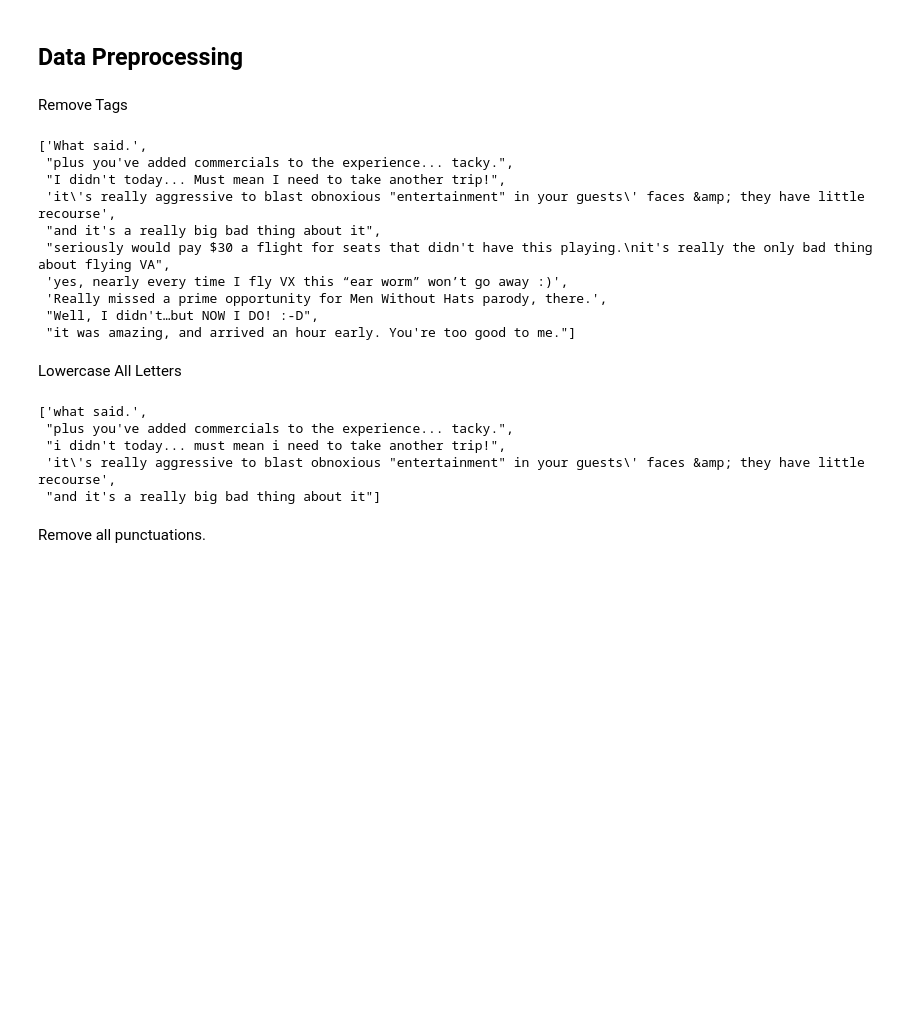
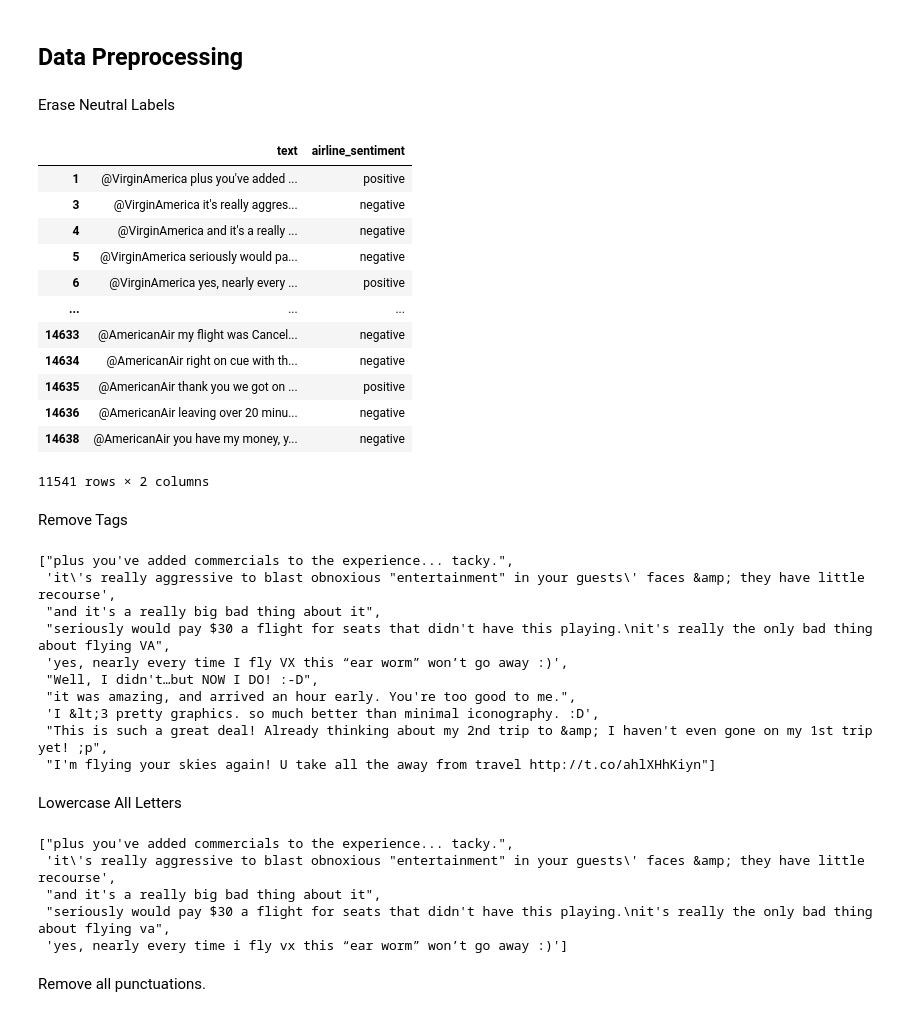
Before and after one commit to MaxZx3000/Sentiment-Analysis, a Jupyter notebook: sentiment-analysis.ipynb, the cells around one changed output. Cells and saved outputs as stored; diff of their text form; code cells hidden in the pictures; blank space fills up the shorter version.

```diff
--- a/sentiment-analysis.ipynb
+++ b/sentiment-analysis.ipynb
@@ -99,3 +96,22 @@ plt.show()
 [figure]
 # %% [markdown]
 ## Data Preprocessing
+# %% [markdown]
+Erase Neutral Labels
+# %%
+twitter_sentiment_analysis_required_fields_df = twitter_sentiment_analysis_required_fields_df[~(twitter_sentiment_analysis_required_fields_df[airline_sentiment_field].str.contains("neutral"))]
+twitter_sentiment_analysis_required_fields_df
+# %% [output]
+|  | text | airline_sentiment |
+| 1 | @VirginAmerica plus you've added ... | positive |
+| 3 | @VirginAmerica it's really aggres... | negative |
+| 4 | @VirginAmerica and it's a really ... | negative |
+| 5 | @VirginAmerica seriously would pa... | negative |
+| 6 | @VirginAmerica yes, nearly every ... | positive |
+| ... | ... | ... |
+| 14633 | @AmericanAir my flight was Cancel... | negative |
+| 14634 | @AmericanAir right on cue with th... | negative |
+| 14635 | @AmericanAir thank you we got on ... | positive |
+| 14636 | @AmericanAir leaving over 20 minu... | negative |
+| 14638 | @AmericanAir you have my money, y... | negative |
+11541 rows × 2 columns
@@ -112,16 +131,16 @@ text_removed_tags_df = [remove_word_in_sentence_with_tags(text, "#") for text in
 text_removed_tags_df = [remove_word_in_sentence_with_tags(text, "https://") for text in text_removed_tags_df]
 text_removed_tags_df[:10]
 # %% [output]
-['What said.',
- "plus you've added commercials to the experience... tacky.",
- "I didn't today... Must mean I need to take another trip!",
+["plus you've added commercials to the experience... tacky.",
  'it\'s really aggressive to blast obnoxious "entertainment" in your guests\' faces &amp; they have little recourse',
  "and it's a really big bad thing about it",
  "seriously would pay $30 a flight for seats that didn't have this playing.\nit's really the only bad thing about flying VA",
  'yes, nearly every time I fly VX this “ear worm” won’t go away :)',
- 'Really missed a prime opportunity for Men Without Hats parody, there.',
  "Well, I didn't…but NOW I DO! :-D",
- "it was amazing, and arrived an hour early. You're too good to me."]
+ "it was amazing, and arrived an hour early. You're too good to me.",
+ 'I &lt;3 pretty graphics. so much better than minimal iconography. :D',
+ "This is such a great deal! Already thinking about my 2nd trip to &amp; I haven't even gone on my 1st trip yet! ;p",
+ "I'm flying your skies again! U take all the away from travel http://t.co/ahlXHhKiyn"]
 # %% [markdown]
 Lowercase All Letters
 # %%
@@ -131,11 +150,11 @@ def lowercase_letters(sentence):
 text_lowercase_df = list(map(lowercase_letters, text_removed_tags_df))
 text_lowercase_df[:5]
 # %% [output]
-['what said.',
- "plus you've added commercials to the experience... tacky.",
- "i didn't today... must mean i need to take another trip!",
+["plus you've added commercials to the experience... tacky.",
  'it\'s really aggressive to blast obnoxious "entertainment" in your guests\' faces &amp; they have little recourse',
- "and it's a really big bad thing about it"]
+ "and it's a really big bad thing about it",
+ "seriously would pay $30 a flight for seats that didn't have this playing.\nit's really the only bad thing about flying va",
+ 'yes, nearly every time i fly vx this “ear worm” won’t go away :)']
 # %% [markdown]
 Remove all punctuations.
 # %%
```
Also changed, not shown: parts of 9 cells of this notebook.
